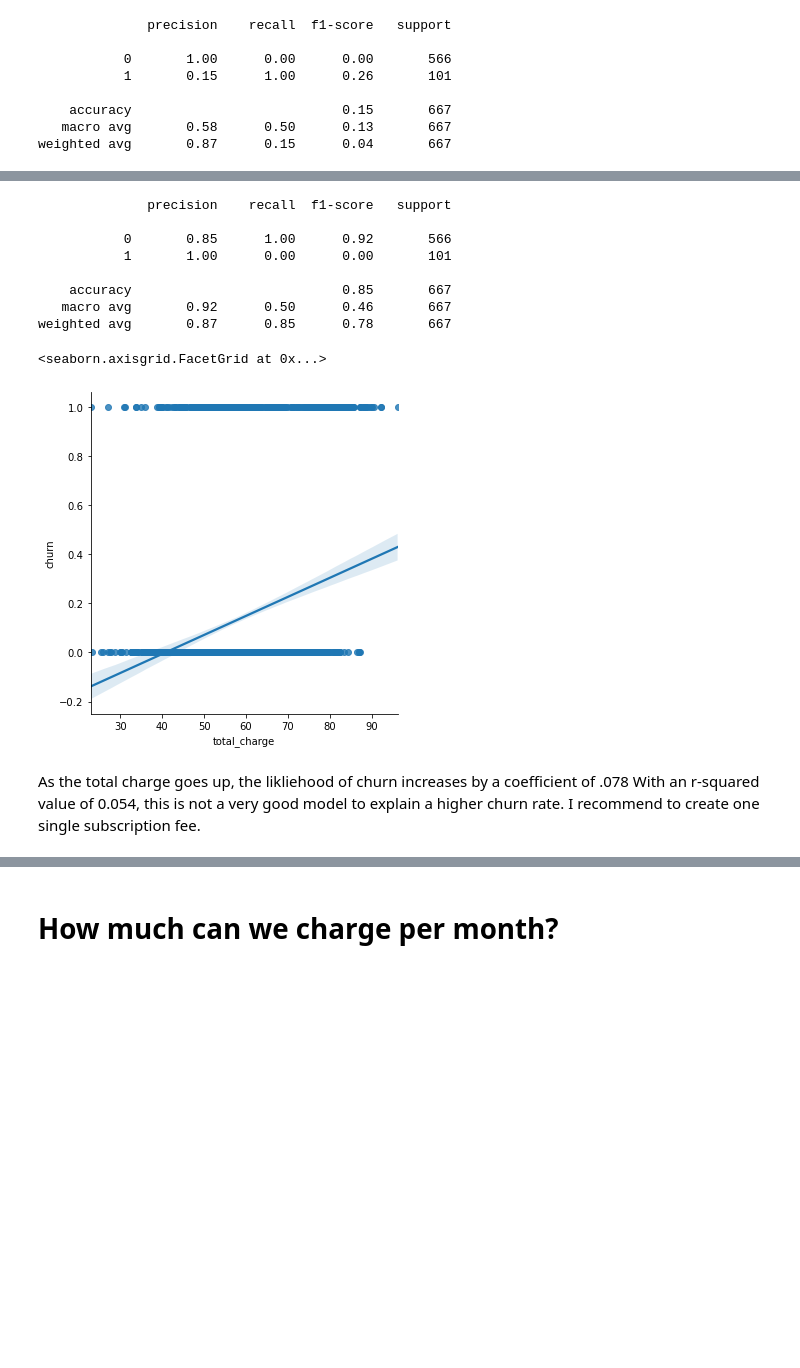
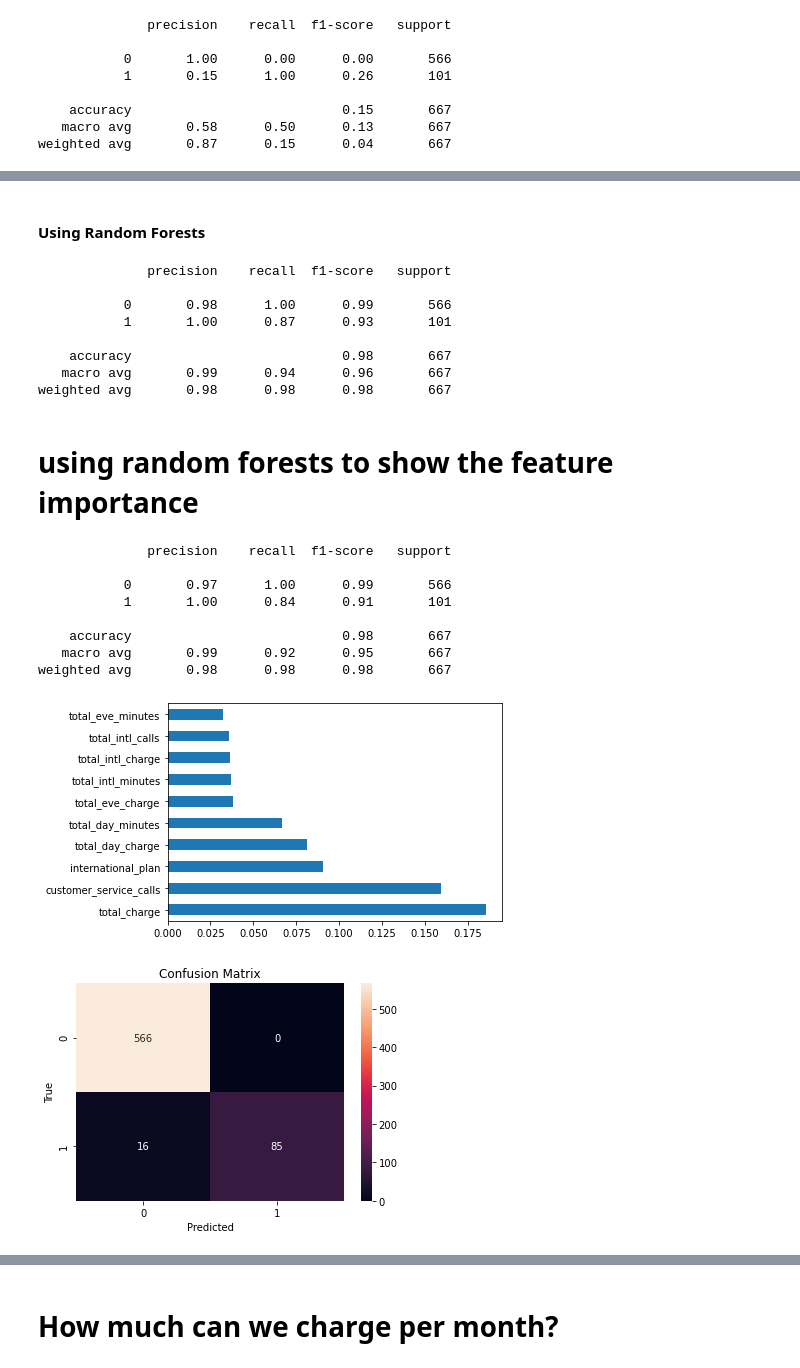
Before and after one commit to MichalOst3389/nhl_team_analysis, a Jupyter notebook: student.ipynb, the cells around one changed output, grey strips where cells are left out. Cells and saved outputs as stored; diff of their text form; code cells hidden in the pictures; blank space fills up the shorter version.

Commit message:
added visualizations for recomendations

```diff
--- a/student.ipynb
+++ b/student.ipynb
@@ -273,35 +239,72 @@ Running logisticRegression
+# %% [markdown]
+#### Using Random Forests
 # %%
 # Split the dataset into training and test sets
-X = Telecomdf_encoded.drop([], axis=1)
-y = Telecomdf_encoded["churn"]
+X = Telecomdf.drop(["churn"], axis=1)
+y = Telecomdf["churn"]
 X_train, X_test, y_train, y_test = train_test_split(X, y, test_size=0.2, random_state=42)
 
-# Define the model
-model = LogisticRegression()
+# Create a Random Forest Classifier
+clf = RandomForestClassifier(n_estimators=100, random_state=0)
 
 # Fit the model to the training data
-model.fit(X_train, y_train)
+clf.fit(X_train, y_train)
 
 # Make predictions on the test set
-y_pred = model.predict(X_test)
+y_pred = clf.predict(X_test)
 
 # Evaluate the model
 print(classification_report(y_test, y_pred, zero_division=1))
 # %% [output]
               precision    recall  f1-score   support
 
-           0       0.85      1.00      0.92       566
-           1       1.00      0.00      0.00       101
+           0       0.98      1.00      0.99       566
+           1       1.00      0.87      0.93       101
 
-    accuracy                           0.85       667
-   macro avg       0.92      0.50      0.46       667
-weighted avg       0.87      0.85      0.78       667
+    accuracy                           0.98       667
+   macro avg       0.99      0.94      0.96       667
+weighted avg       0.98      0.98      0.98       667
-# %%
-sns.lmplot(x='total_charge', y='churn', data=Telecomdf)
-# %% [output]
-<seaborn.axisgrid.FacetGrid at 0x...>
-[figure, removed]
-# %% [markdown]
-As the total charge goes up, the likliehood of churn increases by a coefficient of .078
-With an r-squared value of 0.054, this is not a very good model to explain a higher churn rate.
-I recommend to create one single subscription fee.
+# %% [markdown]
+# using random forests to show the feature importance
+# %%
+# Split the dataset into training and test sets
+X = Telecomdf.drop(["churn"], axis=1)
+y = Telecomdf["churn"]
+X_train, X_test, y_train, y_test = train_test_split(X, y, test_size=0.2, random_state=42)
+
+# Create a Random Forest Classifier with balanced class weight
+clf = RandomForestClassifier(n_estimators=100, random_state=0, class_weight="balanced")
+
+# Fit the model to the training data
+clf.fit(X_train, y_train)
+
+# Make predictions on the test set
+y_pred = clf.predict(X_test)
+
+# Evaluate the model
+print(classification_report(y_test, y_pred, zero_division=1))
+
+# Plot feature importances
+importances = clf.feature_importances_
+feat_importances = pd.Series(importances, index=X.columns)
+feat_importances.nlargest(10).plot(kind='barh')
+plt.show()
+
+# Plot the confusion matrix
+cm = confusion_matrix(y_test, y_pred)
+sns.heatmap(cm, annot=True, fmt='d')
+plt.xlabel("Predicted")
+plt.ylabel("True")
+plt.title("Confusion Matrix")
+plt.show()
+# %% [output]
+              precision    recall  f1-score   support
+
+           0       0.97      1.00      0.99       566
+           1       1.00      0.84      0.91       101
+
+    accuracy                           0.98       667
+   macro avg       0.99      0.92      0.95       667
+weighted avg       0.98      0.98      0.98       667
+[figure, added]
+[figure, added]
```
Also changed, not shown: parts of 31 cells of this notebook.
